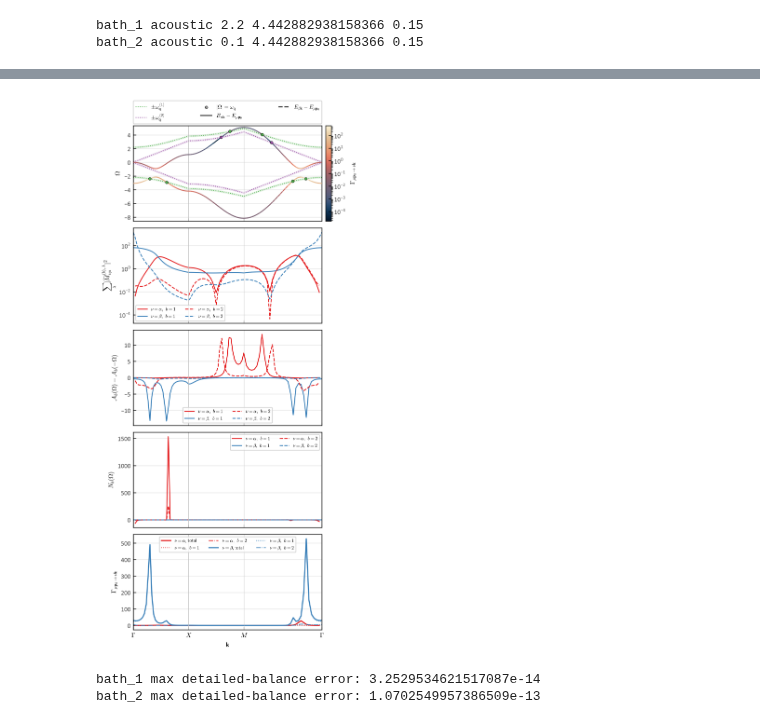
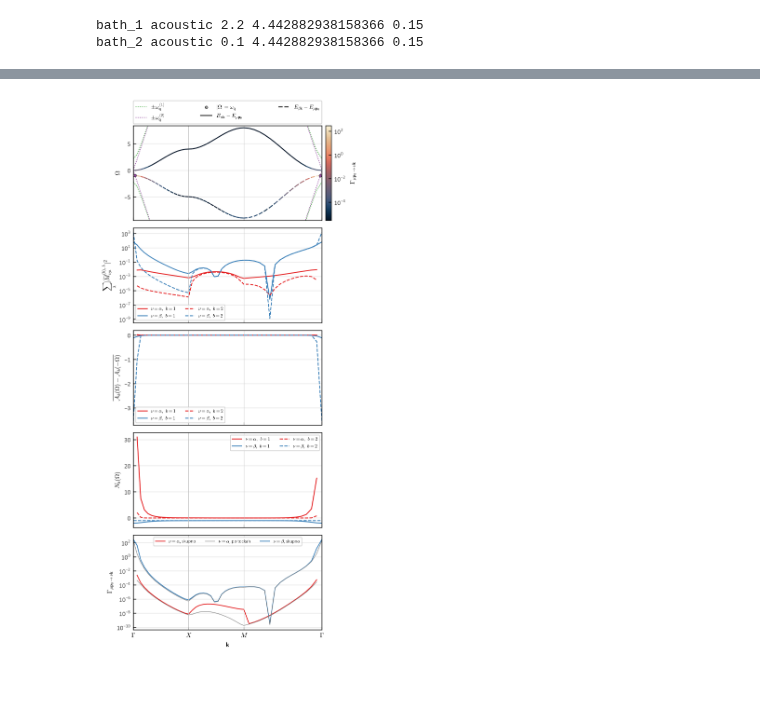
Before and after one commit to korl-z/IJS-F1, a Jupyter notebook: Koda/EI_baths/30_9_2026_skripta.ipynb, the cells around one changed output, grey strips where cells are left out. Drawn from its saved outputs; the diff is of its cells as text; code cells hidden in the pictures; blank space fills up the shorter version.

```diff
--- a/Koda/EI_baths/30_9_2026_skripta.ipynb
+++ b/Koda/EI_baths/30_9_2026_skripta.ipynb
@@ -84,7 +87,7 @@ t2a = tn * tc
 nt = tg["nt"]
 
 st = ej.mf_state(bd_ref, p, s0.d, s0.m)
-t1n, t2n = 1.2, 0.2
+t1n, t2n = 2.5, 0.2
 t1, t2 = t1n * tc, t2n * tc
 # %%
 
@@ -159,7 +174,7 @@ gm = np.sqrt((np.abs(gq) ** 2).sum(axis=2))
 bath_1 acoustic 2.2 4.442882938158366 0.15
 bath_2 acoustic 0.1 4.442882938158366 0.15
 # %%
-ib = 1     # bath shown; for disp=constant the baths differ only by w0
+ib = 0     # bath shown; for disp=constant the baths differ only by w0
 zb = np.abs(gm[ib, :, :, mu]) ** 2    # |G_{mu nu}(k, p0)|^2, shape (N, 2)
 zp = zb[zb > 0.0]
 norm = LogNorm(vmin=zp.min(), vmax=zp.max())
@@ -239,17 +319,16 @@ with pt.figure(shape=(nr, 2), h=0.85 * nr, w=2.0, sharex=True, sharey=True) as f
 # %%
-gr = np.asarray(pb.source_rates(st, bs, mu, ip))
-g2 = np.abs(gm[:, :, :, mu]).transpose(0, 2, 1) ** 2   # (bath, nu, N)
+ns_ = 16
+bsa = tuple(replace(c, nsub=ns_) for c in bs)      # cell averaged baths
+bs0 = tuple(replace(c, nsub=0) for c in bs)        # point baths, for comparison
 
-gb = []
-for i, c in enumerate(bs):
-    ab, em = pb._therm(*ls[i], jnp.asarray(w), c.t)
-    gb.append(g2[i] * np.where(de < 0.0, em, ab))
-gb = np.stack(gb)                       # Gamma per bath, (bath, 2, N)
+gr = np.asarray(pb.source_rates(st, bsa, mu, ip))                             # total Gamma
+gb = np.stack([np.asarray(pb.source_rates(st, (c,), mu, ip)) for c in bsa])   # per bath
+g0 = np.asarray(pb.source_rates(st, bs0, mu, ip))                             # old point Gamma
+g2 = np.abs(gm[:, :, :, mu]).transpose(0, 2, 1) ** 2   # point vertex, (bath, nu, N)
 gb[:, mu, ip] = 0.0
-gc = gb.sum(axis=0)
 
-er = np.max(np.abs(gc - gr)) / np.max(np.abs(gr))
-print(f"max rel. diff, factors vs source_rates: {er:.2e}")
+print("per bath sum vs total:", np.max(np.abs(gb.sum(axis=0) - gr)) / np.max(gr))
+print("total out rate, averaged / point: %.3f" % (gr.sum() / g0.sum()))
 
 gp = gr.copy()
 gp[mu, ip] = np.nan
@@ -259,5 +338,5 @@ with pt.figure(shape=(1, 2), h=0.85, w=2.0, sharex=True, sharey=True) as fg:
     for a in fg.ax:
         a.set_xlabel(r"$k_x/\pi$")
     fg.ax[0].set_ylabel(r"$k_y/\pi$")
-    plt.savefig(FIG_PATH + "Gamma_d=2_mixed.pdf", bbox_inches="tight")
+    # plt.savefig(FIG_PATH + "Gamma_d=2_mixed.pdf", bbox_inches="tight")
 # %% [output]
@@ -289,8 +369,9 @@ def cross(y, lv):
     return x[i] - d[i] * (x[i + 1] - x[i]) / (d[i + 1] - d[i])
 
 
-yg, yl, yf, yb = (np.stack([on_path(z) for z in zz]) for zz in (g2, lz, fs, gb))
-yr = on_path(gr)                           # total Gamma, (2, L)
+yg, yl, yf, yb = (np.stack([on_path(z) for z in zz]) for zz in (g2, la, fs, gb))
+yr = on_path(gr)                           # total averaged Gamma, (2, L)
+y0 = on_path(g0)                           # total point Gamma, for comparison
 # %%
 bcl = (SET1_LIST[2], SET1_LIST[3])     # bath colours in panel 1
 bst = ("-", "--")                      # bath line styles, panels 2-4
@@ -299,7 +380,7 @@ dea = epa - e0                         # Delta E on the path, (2, L)
 
 rows = (
     (yg, r"$\sum_\lambda|\widetilde{M}^{(b),\lambda}_{\nu\mu}|^2$", False),
-    (yl, r"$\mathcal{A}_{b}(\Omega)-\mathcal{A}_{b}(-\Omega)$", False),
+    (yl, r"$\overline{\mathcal{A}_{b}(\Omega)-\mathcal{A}_{b}(-\Omega)}$", False),
     (yf, r"$N_b(\Omega)$", True),
 )
 cn = lnorm(gr)
@@ -333,53 +414,49 @@ with pt.figure(shape=(5, 1), h=3.0, w=1.2, sharex=True) as fg:
     fg.colorbar(lc, r"$\Gamma_{\mu\mathbf{p}_0\to\nu\mathbf{k}}$",
                 ax=a, external=True)
 
     for a, (y, lab, lg) in zip(fg.ax[1:4], rows):
         for ib in range(len(bs)):
             for nu in range(2):
                 a.plot(x, y[ib, nu], color=SET1_LIST[nu], ls=bst[ib], lw=1.1,
                        label=rf"$\nu={bl[nu]},\ b={ib + 1}$")
         # if lg:
             # a.set_yscale("log")
             # a.set_ylim(1.0e-8 * np.nanmax(y), 2.0 * np.nanmax(y))
         format_ax(a, x=x, ylabel=lab, xticks=xt)
         add_legend(a, ncol=2, fontsize=6)
 
     fg.ax[1].set_yscale("log")
 
     a = fg.ax[4]
     for nu in range(2):
-        a.plot(x, yr[nu], color=SET1_LIST[nu], lw=1.4,
-               label=rf"$\nu={bl[nu]}$, total")
-        for ib in range(len(bs)):
-            a.plot(x, yb[ib, nu], color=SET1_LIST[nu], ls=pst[ib], lw=0.9,
-                   label=rf"$\nu={bl[nu]},\ b={ib + 1}$")
-    # a.set_yscale("log")
+        a.plot(x, yr[nu], color=SET1_LIST[nu], lw=1.0,
+               label=rf"$\nu={bl[nu]}$, skupno")
+        a.plot(x, y0[nu], color="gray", ls="-", lw=0.6,
+               label=rf"$\nu={bl[nu]}$, po tockah" if nu == 0 else None)
+    a.set_yscale("log")
     # a.set_ylim(1.0e-8 * np.nanmax(yr), 2.0 * np.nanmax(yr))
     format_ax(a, x=x, ylabel=r"$\Gamma_{\mu\mathbf{p}_0\to\nu\mathbf{k}}$",
               xticks=xt)
     add_legend(a, ncol=3, fontsize=6)
 
     for a in fg.ax:
         a.axvline(xt[1], color="0.75", lw=0.7)
         a.axvline(xt[2], color="0.75", lw=0.7)
     fg.ax[-1].set_xticklabels(tl)
     fg.ax[-1].set_xlabel(r"$\mathbf{k}$")
     fg.layout((0, 0, 1, 0.95))
-    plt.savefig(FIG_PATH + "GamXM_path_bath_d=2_mixed.pdf", bbox_inches="tight")
+    # plt.savefig(FIG_PATH + "GamXM_path_bath_d=2_mixed.pdf", bbox_inches="tight")
 # %% [output]
-[figure, old version]
+[figure, new version]
 # %%
-ef = e.reshape(-1)                        # flat (alpha k, beta k) energies
+# ef = e.reshape(-1)                        # flat (alpha k, beta k) energies
 
-for c in bs:
-    r = np.asarray(pb.rates(st, pb.pack((c,))))    # R[dest, src], one bath
-    ok = (r > 1e-12 * r.max()) & (r.T > 1e-12 * r.max())
-    lr = np.log(r[ok] / r.T[ok])                   # log(R_ij / R_ji)
-    ex = -(ef[:, None] - ef[None, :])[ok] / c.t    # -(E_i - E_j) / T
-    print(c.name, "max detailed-balance error:", np.max(np.abs(lr - ex)))
+# for c in bs:
+#     r = np.asarray(pb.rates(st, pb.pack((c,))))    # R[dest, src], one bath
+#     ok = (r > 1e-12 * r.max()) & (r.T > 1e-12 * r.max())
+#     lr = np.log(r[ok] / r.T[ok])                   # log(R_ij / R_ji)
+#     ex = -(ef[:, None] - ef[None, :])[ok] / c.t    # -(E_i - E_j) / T
+#     print(c.name, "max detailed-balance error:", np.max(np.abs(lr - ex)))
-# %% [output]
-bath_1 max detailed-balance error: 3.2529534621517087e-14
-bath_2 max detailed-balance error: 1.0702549957386509e-13
 # %%
 import dataclasses
 import EI.eff_T as et
```
Also changed, not shown: parts of 25 cells of this notebook, 16 other files.
